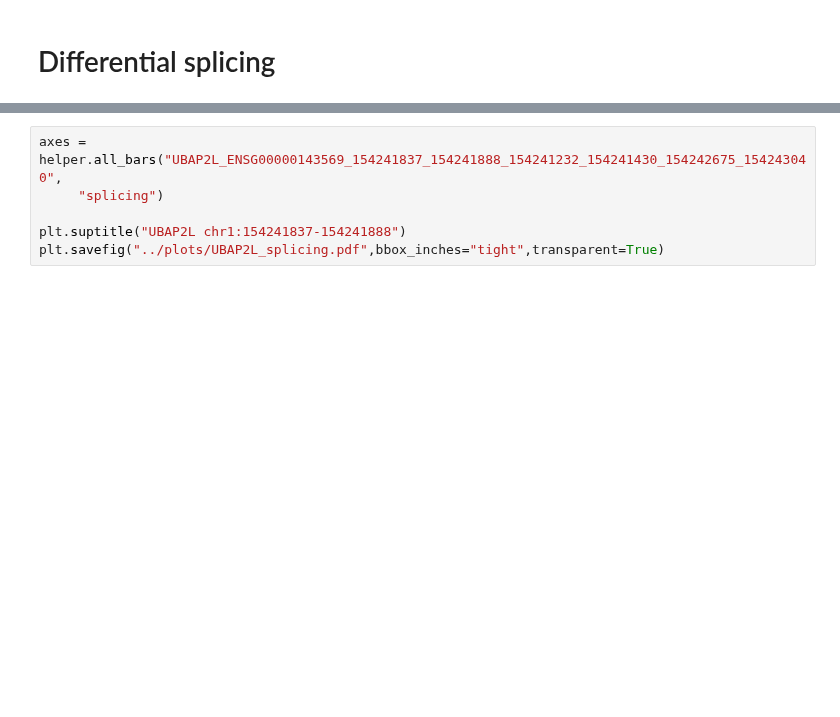
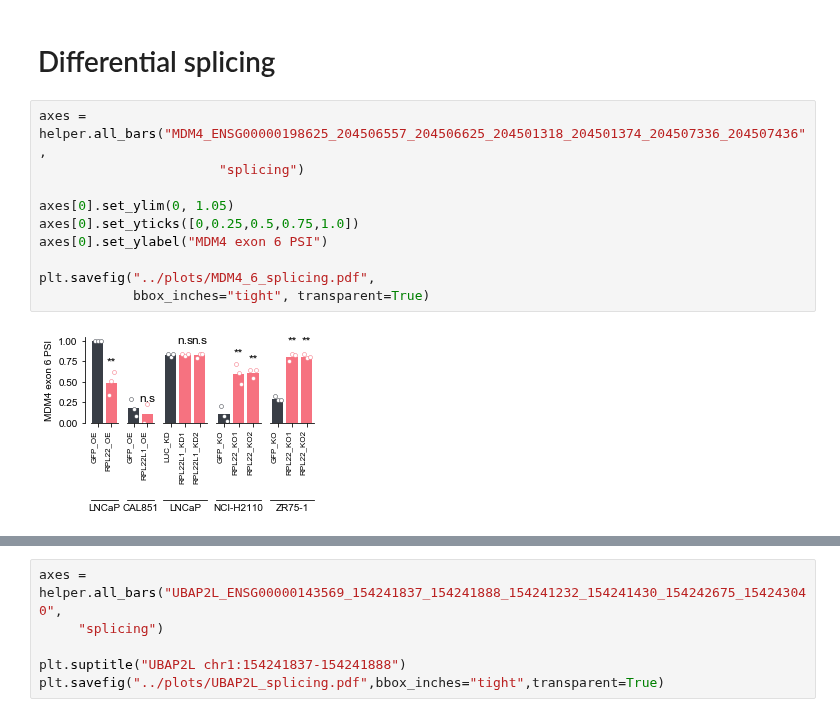
Before and after one commit to kevinhu/mdm4-splicing, a Jupyter notebook: notebooks/fig4_splicing.ipynb, the cells around one changed output, grey strips where cells are left out. Drawn from its saved outputs; the diff is of its cells as text; blank space fills up the shorter version.

```diff
--- a/notebooks/fig4_splicing.ipynb
+++ b/notebooks/fig4_splicing.ipynb
@@ -67,5 +67,17 @@ rpl22_b_ko2_rmats = rpl22_b_ko2_rmats.rename({"PValue":"pval","FDR":"qval"},axis
 splice_types = ["A3SS","A5SS","MXE","RI","SE"]
 # %% [markdown]
 # Differential splicing
+# %%
+axes = helper.all_bars("MDM4_ENSG00000198625_204506557_204506625_204501318_204501374_204507336_204507436",
+                       "splicing")
+
+axes[0].set_ylim(0, 1.05)
+axes[0].set_yticks([0,0.25,0.5,0.75,1.0])
+axes[0].set_ylabel("MDM4 exon 6 PSI")
+
+plt.savefig("../plots/MDM4_6_splicing.pdf",
+            bbox_inches="tight", transparent=True)
+# %% [output]
+[figure, added]
 # %%
 axes = helper.all_bars("RPL22L1_ENSG00000163584_170585801_170585990_170585801_170585923_170586086_170586176",
```
Also changed, not shown: parts of 6 cells of this notebook, 23 other files.
